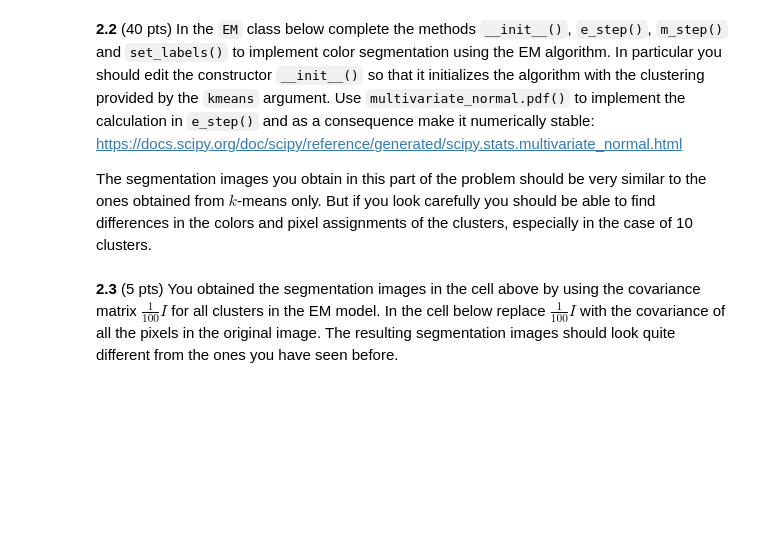
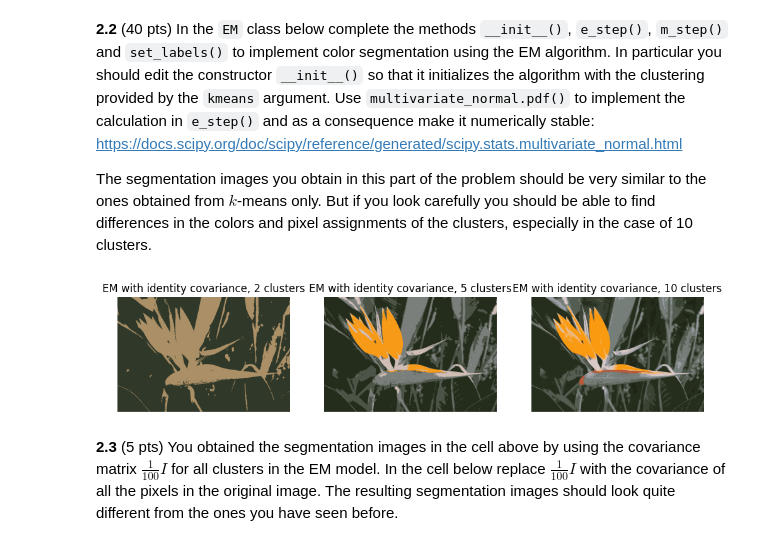
Before and after one commit to aitechroberts/ml_adversary, a Jupyter notebook: HW6.ipynb, the cells around one changed output. Saved outputs shown, nothing was run; the diff lists cells and outputs as text; code cells hidden in the pictures; blank space fills up the shorter version.

```diff
--- a/HW6.ipynb
+++ b/HW6.ipynb
@@ -116,3 +69,84 @@ for i in range(len(num_clusters)):
+# %%
+# START EDITING HERE - DON'T REMOVE THIS COMMENT
+class EM:
+
+  # Constructs EM object
+  def __init__(self, img_array, kmeans, cov, num_iters=10):
+    self.img_array = img_array
+    self.cov = cov
+    self.num_iters = num_iters
+
+    # Initializing the EM object to the clustering passed in as kmeans
+    self.num_clusters = kmeans.cluster_centers_.shape[0]
+    self.means = kmeans.cluster_centers_.copy()  # K x 3
+    self.labels = kmeans.labels_.copy()  # N
+    N = img_array.shape[0]
+
+    # Compute initial mixing weights from cluster assignments
+    counts = np.bincount(self.labels, minlength=self.num_clusters)
+    self.mix_weights = counts / N
+
+    # Initialize the responsibilities (weights) matrix
+    # weights will be (K, N), each column corresponds to a pixel
+    # Initially, based on the kmeans labels, assign 1 to the chosen cluster and 0 otherwise
+    self.weights = np.zeros((self.num_clusters, N))
+    self.weights[self.labels, np.arange(N)] = 1.0
+
+  # Updates weight matrix
+  # Hint: use multivariate_normal.pdf() to implement part of the calculation
+  def e_step(self):
+    N = self.img_array.shape[0]
+
+    # Compute unnormalized responsibilities
+    pdf_vals = np.zeros((self.num_clusters, N))
+    for k in range(self.num_clusters):
+      # Evaluate pdf for cluster k
+      pdf_vals[k, :] = multivariate_normal.pdf(
+          self.img_array, mean=self.means[k], cov=self.cov
+      )
+    # Multiply by mixing weights
+    pdf_vals *= self.mix_weights[:, np.newaxis]
+
+    # Normalize to get responsibilities
+    sum_over_k = np.sum(pdf_vals, axis=0) + 1e-15  # add small constant for numerical stability
+    self.weights = pdf_vals / sum_over_k
+
+  # Updates means and mixing weights
+  def m_step(self):
+    N = self.img_array.shape[0]
+
+    # Compute cluster-wise sums of responsibilities
+    cluster_respons_sum = np.sum(self.weights, axis=1)  # K
+    # Update means
+    self.means = (self.weights @ self.img_array) / cluster_respons_sum[:, np.newaxis]
+    # Update mixing weights
+    self.mix_weights = cluster_respons_sum / N
+
+  # Sets pixel labels after EM iterations are complete
+  def set_labels(self):
+    self.labels = np.argmax(self.weights, axis=0)
+
+  # Performs image color segmentation
+  def segment(self):
+    for iter in range(self.num_iters):
+      self.e_step()
+      self.m_step()
+    self.set_labels()
+# END EDITING HERE - DON'T REMOVE THIS COMMENT
+
+
+# Display reconstructed images
+fig = plt.figure(figsize=(12, 12))
+axarr = fig.subplots(1, len(num_clusters))
+for i in range(len(num_clusters)):
+  em = EM(img_array, kmeans=kmeans_list[i], cov=0.01*np.identity(3))
+  em.segment()
+  axarr[i].imshow(reconstruct_image(em.means, em.labels, w, h, d))
+  axarr[i].set_title('EM with identity covariance, '
+                     + str(num_clusters[i]) + ' clusters')
+  axarr[i].axis('off')
+# %% [output]
+[figure, added]
 # %% [markdown]
 **2.3** (5 pts) You obtained the segmentation images in the cell above by using the covariance matrix $\frac{1}{100}I$ for all clusters in the EM model. In the cell below replace $\frac{1}{100}I$ with the covariance of all the pixels in the original image. The resulting segmentation images should look quite different from the ones you have seen before.
 # %%
```
Also changed, not shown: parts of 16 cells of this notebook, 5 other files.
